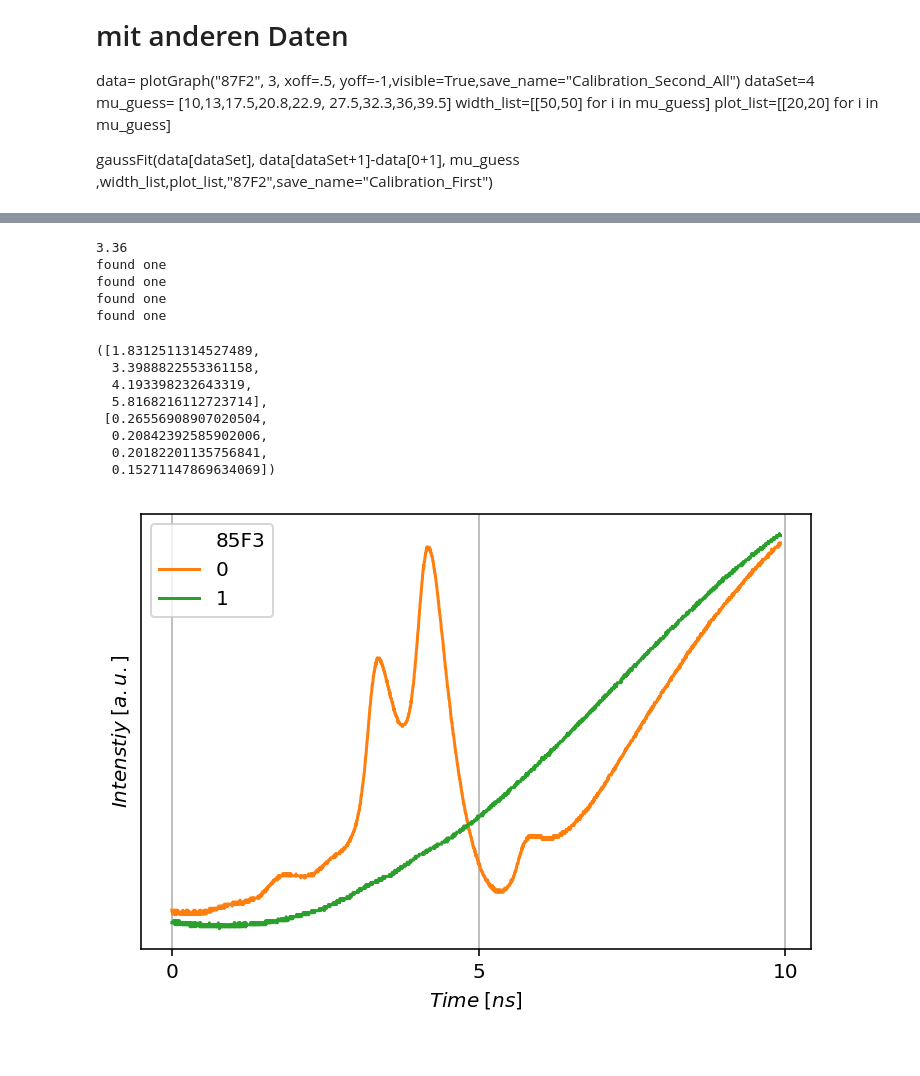
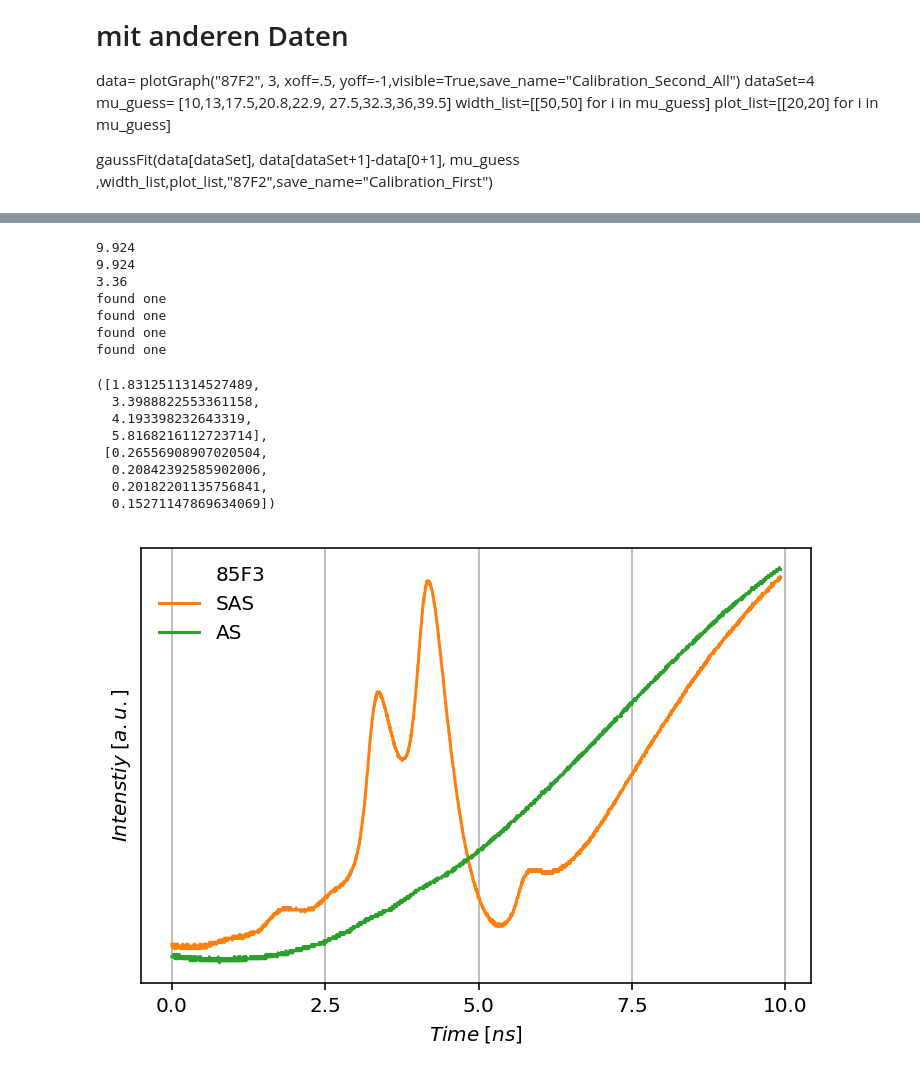
Before and after one commit to qwretz/fpraktikum, a Jupyter notebook: Laserspektroskopie/Wabalabadubduuub.ipynb, the cells around one changed output, grey strips where cells are left out. Cells and saved outputs as stored; diff of their text form; code cells hidden in the pictures.

```diff
--- a/Laserspektroskopie/Wabalabadubduuub.ipynb
+++ b/Laserspektroskopie/Wabalabadubduuub.ipynb
@@ -11,14 +11,15 @@ import pandas as pd
 def gauss(x,mu,sig,A,b):
     return A*np.exp( - (x-mu)**2 / 2 / sig**2) +b
 # %%
-def plotGraph(ordner, anzahl, xoff=0, yoff=0, g=False, visible=True, save_name=None, shift_graph_num=-1,alpha=1):
+def plotGraph(ordner, anzahl, name_list, xoff=0, yoff=0, g=False, visible=True, save_name=None,
+              shift_graph_num=-1,alpha=1,gamma=False):
     if visible:
         fig,ax=plt.subplots(dpi=144)
         ax.plot([],[]," ", label=ordner)
     if g: rangee= np.array([5,3,4])[:anzahl]
     else: rangee = range(anzahl)
 
-    data_array=[]
+    data_array, count=[],0
     for n in rangee:
         xShift,yShift=0,0
         data=pd.read_csv("Data/{}/ALL000{}/F000{}CH1.csv".format(ordner,n,n),skiprows=17)
@@ -33,12 +34,17 @@ def plotGraph(ordner, anzahl, xoff=0, yoff=0, g=False, visible=True, save_name=N
         data_array.append(intens)
 
         if visible==False: continue
-        ax.plot(time,intens, label="{}".format(n),alpha=alpha)
+        ax.plot(time,intens, label="{}".format(name_list[count]),alpha=alpha)
         ax.set(yticks=[],ylabel="$Intenstiy\; [a.u.]$", xlabel="$Time\; [ns]$"
-               , xticks=np.linspace(0,10*round(max(time)/10),1+int(10*round(max(time)/10)/5)))
+               , xticks=np.linspace(0,10*round(max(time)/10),1+int(10*round(max(time)/10)/2.5)))
+        print(max(time))
+        if len(name_list)==3 :
+                    ax.set(ylim=[-1.7,1], xticks=np.linspace(0,10*round(max(time)/10),1+int(10*round(max(time)/10)/5)))
+        if gamma: ax.set(xticks=np.linspace(0,5+10*round(max(time)/10),2+int(10*round(max(time)/10)/5)))
+        count+=1
 
     if visible:
-        ax.legend()
+        ax.legend(frameon=False)
         ax.grid(which="Both")
         if save_name != None: fig.savefig("Plots/{}.png".format(save_name))
 
@@ -60,13 +66,14 @@ def find_cloeset_Pos_to_Value(array,value):
             continue
         return int(count)
 
-def gaussFit(time, intens, mu_guess,width_list, plot_list,ordner ,save_name=None):
-    mu_list,dmu_list=[],[]
+def gaussFit(time, intens, mu_guess,width_list, plot_list,ordner,peak_name_list ,split_legend=False,save_name=None):
+    mu_list,dmu_list  , legends=[],[],  []
     time_range=np.linspace(min(time),max(time),len(time))
 
     fig,ax=plt.subplots(dpi=144)
     ax.plot(time,intens,alpha=.4)
-    ax.plot([],[]," ", label=ordner)
+    jo, = ax.plot([],[]," ", label=ordner)
+    legends.append(jo)
 
     for i in range(len(mu_guess)):
         print("found one")
@@ -78,12 +85,21 @@ def gaussFit(time, intens, mu_guess,width_list, plot_list,ordner ,save_name=None
         plot_width=time_range[peak_pos-width[0]-plot_array[0] : peak_pos+width[1]+plot_array[1]]
 
         popt,pcov = cf(gauss, fit_width, intens[peak_pos-width[0] : peak_pos+width[1]], p0=[mu_guess[i], 1, 1, 1])
-        ax.plot( plot_width, gauss(plot_width,*popt),label=i+1)
+        leg, = ax.plot( plot_width, gauss(plot_width,*popt),label=peak_name_list[i])
+        legends.append(leg)
+
         mu_list.append(popt[0])
         dmu_list.append(abs(popt[1])) # sigma als fehler auf mu
 
     ax.set(yticks=[],ylabel="$Intenstiy\; [a.u.]$", xlabel="$Time\; [ns]$")
-    ax.legend()
+
+    if split_legend:
+        print(len(legends[:3]+legends[-2:]))
+        first_legend = ax.legend(handles=legends[:3]+legends[-2:],loc=2)
+        plt.gca().add_artist(first_legend)
+        ax.legend(handles=legends[3:-2],loc=1)
+    else: ax.legend()
+
     if save_name != None: fig.savefig("Plots/{}.png".format(save_name))
 
     return mu_list,dmu_list
@@ -159,25 +172,29 @@ found one
 # %%
 name="85F3"
-data= plotGraph(name, 2,yoff=-.05,visible=True,save_name="{}_Both".format(name))
+data= plotGraph(name, 2,name_list=["SAS","AS"],yoff=-.05,visible=True,save_name="{}_Both".format(name))
 dataSet=0
 print(data[dataSet][840])
 mu_guess= [1.7,3.2,4.3,5.95]
 width_list=[[70,70],[70,100],[100,70],[70,35]]
 plot_list = [[70,70],[70,0],[0,70],[30,70]]
+peak_name_list= ["CO23","CO24","CO34","F'=4"]
 
-gaussFit(data[dataSet], data[dataSet+1]-data[2+1], mu_guess ,width_list,plot_list,name,save_name="{}_Diff".format(name))
+gaussFit(data[dataSet], data[dataSet+1]-data[2+1], mu_guess ,width_list,plot_list,name,peak_name_list,
+         save_name="{}_Diff".format(name))
 # %% [output]
+9.924
+9.924
 3.36
 found one
 found one
 found one
 found one
 ([1.8312511314527489,
   3.3988822553361158,
   4.193398232643319,
   5.8168216112723714],
  [0.26556908907020504,
   0.20842392585902006,
   0.20182201135756841,
   0.15271147869634069])
-[figure, old version]
+[figure, new version]
```
Also changed, not shown: parts of 10 cells of this notebook, 12 other files.
